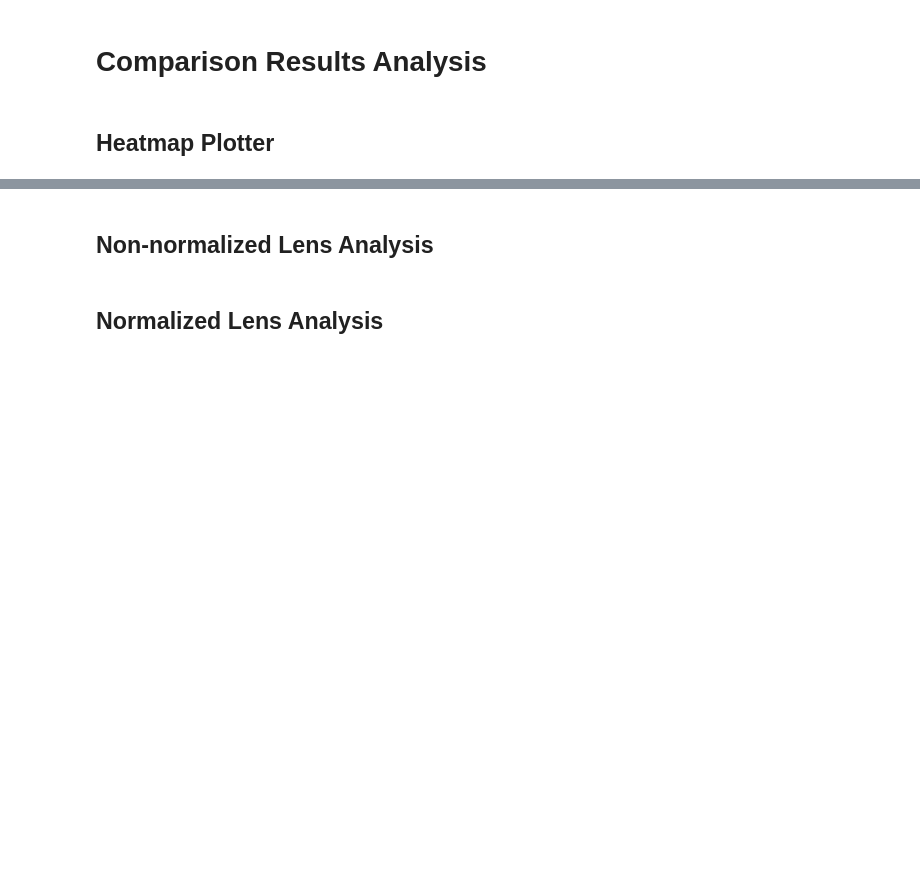
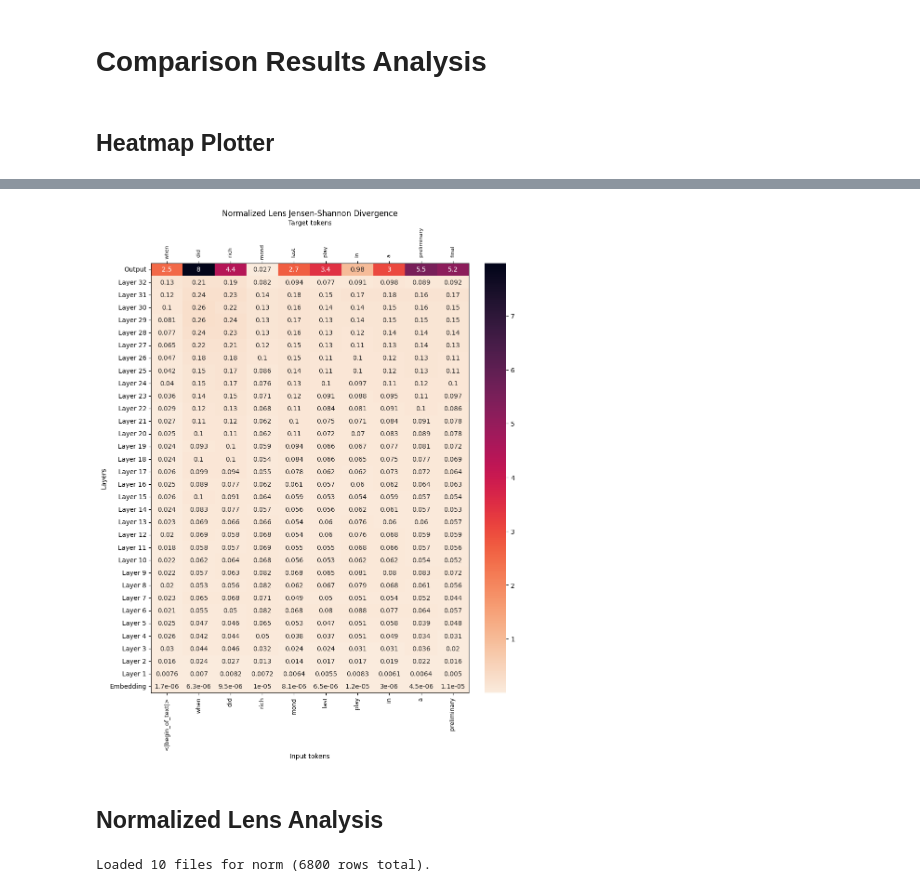
Before and after one commit to AnnemetteBP/LogitDiffLens, a Jupyter notebook: llama_logit_lens.ipynb, the cells around one changed output, grey strips where cells are left out. Drawn from its saved outputs; the diff is of its cells as text; code cells hidden in the pictures; blank space fills up the shorter version.

```diff
--- a/llama_logit_lens.ipynb
+++ b/llama_logit_lens.ipynb
@@ -1125,19 +854,8 @@ norm = "norm"
 unitrms = "unitrms"
 batch_num = 0
 
-# Load non-normalized lens comparison data:
-raw_data = torch.load(
-    f"logs/topk_compare/batch_{raw}/nq_200/nq_query_200_batch{batch_num}.pt",
+# Load normalized lens comparison data:
+norm_data = torch.load(
+    f"logs/topk_compare/batch_{norm}/nq_200_batch{batch_num}.pt",
     weights_only=False
 )
-
-# Load normalized lens comparison data:
-norm_data = torch.load(
-    f"logs/topk_compare/batch_{norm}/nq_200/nq_query_200_batch{batch_num}.pt",
-    weights_only=False
-)
-
-unitrms_data = torch.load(
-    f"logs/topk_compare/batch_{unitrms}/nq_200/nq_query_200_batch{batch_num}.pt",
-    weights_only=False
-)
@@ -1283,8 +1027,8 @@ def plot_heatmap(data, tokenizer, prompt_id=0, mask_ids=[128000, 128009],
     rows = [r for r in data if r["prompt_id"] == prompt_id]
     rows = sorted(rows, key=lambda r: r["layer_index"])
 
-    input_ids = torch.tensor(rows[0]["input_ids"])
-    target_ids = torch.tensor(rows[0]["targets"])
+    input_ids = torch.tensor(rows[0]["input_ids"], device="cpu")
+    target_ids = torch.tensor(rows[0]["targets"], device="cpu")
 
     min_len = min(len(input_ids), len(target_ids))
     input_ids = input_ids[:min_len]
@@ -1294,11 +1038,13 @@ def plot_heatmap(data, tokenizer, prompt_id=0, mask_ids=[128000, 128009],
     mask_ids = [mid for mid in mask_ids if mid is not None]
 
     for r in data:
-        if "targets" in r and r["targets"] is not None:
-            mask = ~torch.isin(r["targets"], torch.tensor(mask_ids))
+        if "targets" in r and r["targets"] is not None and torch.is_tensor(r["targets"]):
+            device = r["targets"].device
+            mask = ~torch.isin(r["targets"], torch.tensor(mask_ids, device=device))
             for m in ["kl_ab", "kl_ba", "jsd_div", "jsd_dist", "vocab_tvd"]:
                 if m in r and isinstance(r[m], torch.Tensor):
                     r[m][~mask] = float("nan")
+
 
     keep_mask = torch.ones_like(target_ids, dtype=torch.bool)
     for mid in mask_ids:
@@ -1306,6 +1052,7 @@ def plot_heatmap(data, tokenizer, prompt_id=0, mask_ids=[128000, 128009],
 
     input_ids = input_ids[keep_mask].tolist()
     target_ids = target_ids[keep_mask].tolist()
+
 
     def dec(tid):
         s = tokenizer.decode([tid]).replace("\n", " ")
@@ -1365,12 +1112,14 @@ plot_heatmap(
 # %%
 data = norm_data
 fig_path = "figs/norm_lens/jsd_div_norm.png"
 plot_heatmap(
     data, tokenizer, prompt_id=0,
-    metric="jsd_div", color_map="Blues",
-    title="Normalized Lens Jensen-Shannon divergence",
+    metric="kl_ba", color_map="rocket_r",
+    title="Normalized Lens Jensen-Shannon Divergence",
     save_path=fig_path
 )
+# %% [output]
+[figure, added]
 # %%
 data = raw_data
 fig_path = "figs/raw_lens/jsd_div_raw.png"
@@ -1398,7 +1147,5 @@ plot_heatmap(
     title="Non-normalized Lens Jensen-Shannon divergence",
     save_path=fig_raw
 )
-# %% [markdown]
-## Non-normalized Lens Analysis
 # %% [markdown]
 ## Normalized Lens Analysis
@@ -1404,0 +1168,6 @@ plot_heatmap(
+# %%
+base_dir = "logs/results_summary"
+#summary_raw  = load_all_summaries(base_dir, "raw")
+summary_norm = load_all_summaries(base_dir, "norm")
+# %% [output]
+Loaded 10 files for norm (6800 rows total).
```
Also changed, not shown: parts of 21 cells of this notebook, 1 other file.
